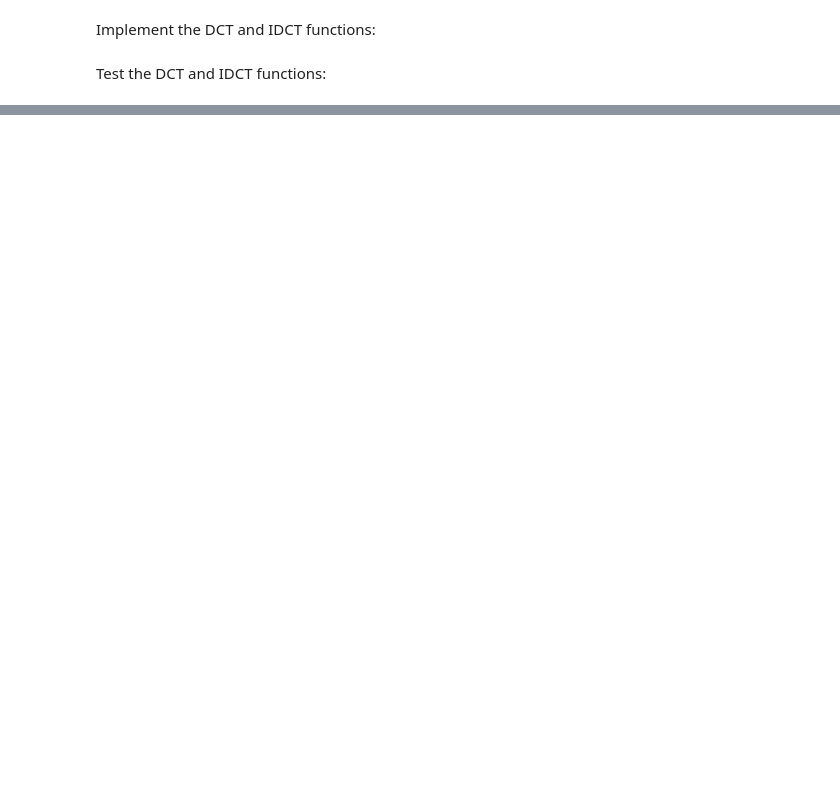
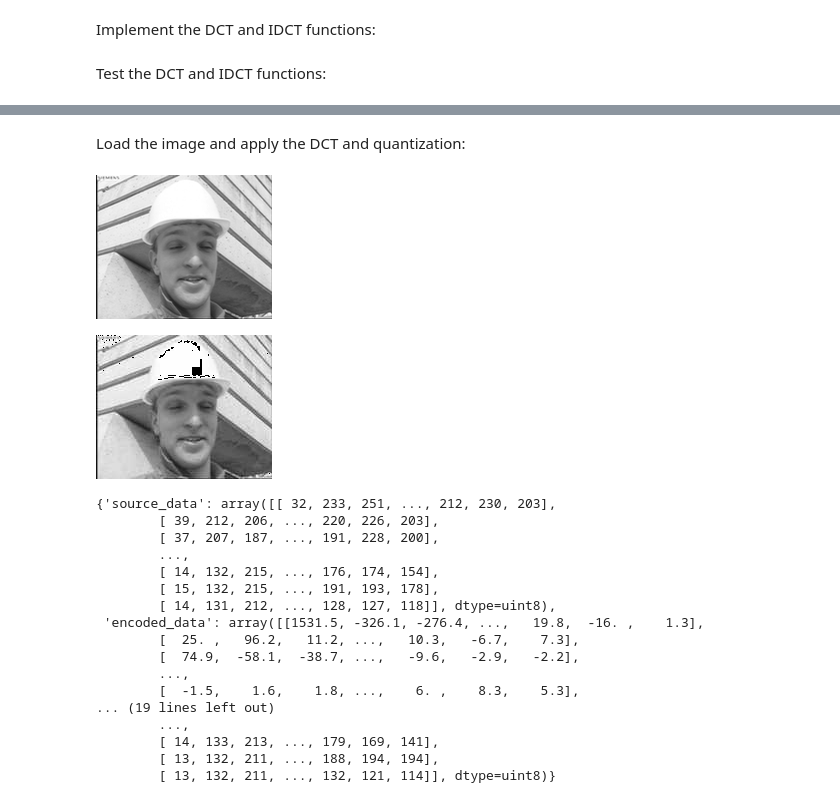
Before and after one commit to AsherJingkongChen/video-compression-assignment-3, a Jupyter notebook: notebooks/assignment.ipynb, the cells around one changed output, grey strips where cells are left out. Drawn from its saved outputs; the diff is of its cells as text; code cells hidden in the pictures; blank space fills up the shorter version.

Commit message:
(feat): Implement Q + IQ, Complete processing the image in Task 2

```diff
--- a/notebooks/assignment.ipynb
+++ b/notebooks/assignment.ipynb
@@ -172,3 +303,52 @@ assert (mat == mat_idct).all()
+# %% [markdown]
+Load the image and apply the DCT and quantization:
+# %%
+from IPython.display import display
+from pathlib import Path
+from PIL import Image
+from numpy import asarray
+
+source_path = Path("../resources/foreman_qcif_0_rgb.bmp").resolve()
+source_image = Image.open(source_path).convert(mode="L")
+source_data = asarray(source_image)
+encoded_data = dct_forward(source_data, 8)
+quantized_data = quantize_forward(encoded_data)
+dequantized_data = quantize_inverse(quantized_data)
+decoded_data = dct_inverse(dequantized_data, 8)
+target_image = Image.fromarray(decoded_data, mode="L")
+
+display(source_image)
+display(target_image)
+
+display(
+    dict(
+        source_data=source_data,
+        encoded_data=encoded_data,
+        quantized_data=quantized_data,
+        dequantized_data=dequantized_data,
+        decoded_data=decoded_data,
+    )
+)
+# %% [output]
+[figure, added]
+[figure, added]
+{'source_data': array([[ 32, 233, 251, ..., 212, 230, 203],
+        [ 39, 212, 206, ..., 220, 226, 203],
+        [ 37, 207, 187, ..., 191, 228, 200],
+        ...,
+        [ 14, 132, 215, ..., 176, 174, 154],
+        [ 15, 132, 215, ..., 191, 193, 178],
+        [ 14, 131, 212, ..., 128, 127, 118]], dtype=uint8),
+ 'encoded_data': array([[1531.5, -326.1, -276.4, ...,   19.8,  -16. ,    1.3],
+        [  25. ,   96.2,   11.2, ...,   10.3,   -6.7,    7.3],
+        [  74.9,  -58.1,  -38.7, ...,   -9.6,   -2.9,   -2.2],
+        ...,
+        [  -1.5,    1.6,    1.8, ...,    6. ,    8.3,    5.3],
+... (19 lines left out)
+        ...,
+        [ 14, 133, 213, ..., 179, 169, 141],
+        [ 13, 132, 211, ..., 188, 194, 194],
+        [ 13, 132, 211, ..., 132, 121, 114]], dtype=uint8)}
 # %%
 %%html
 <style>
```
Also changed, not shown: parts of 8 cells of this notebook, 1 other file.
